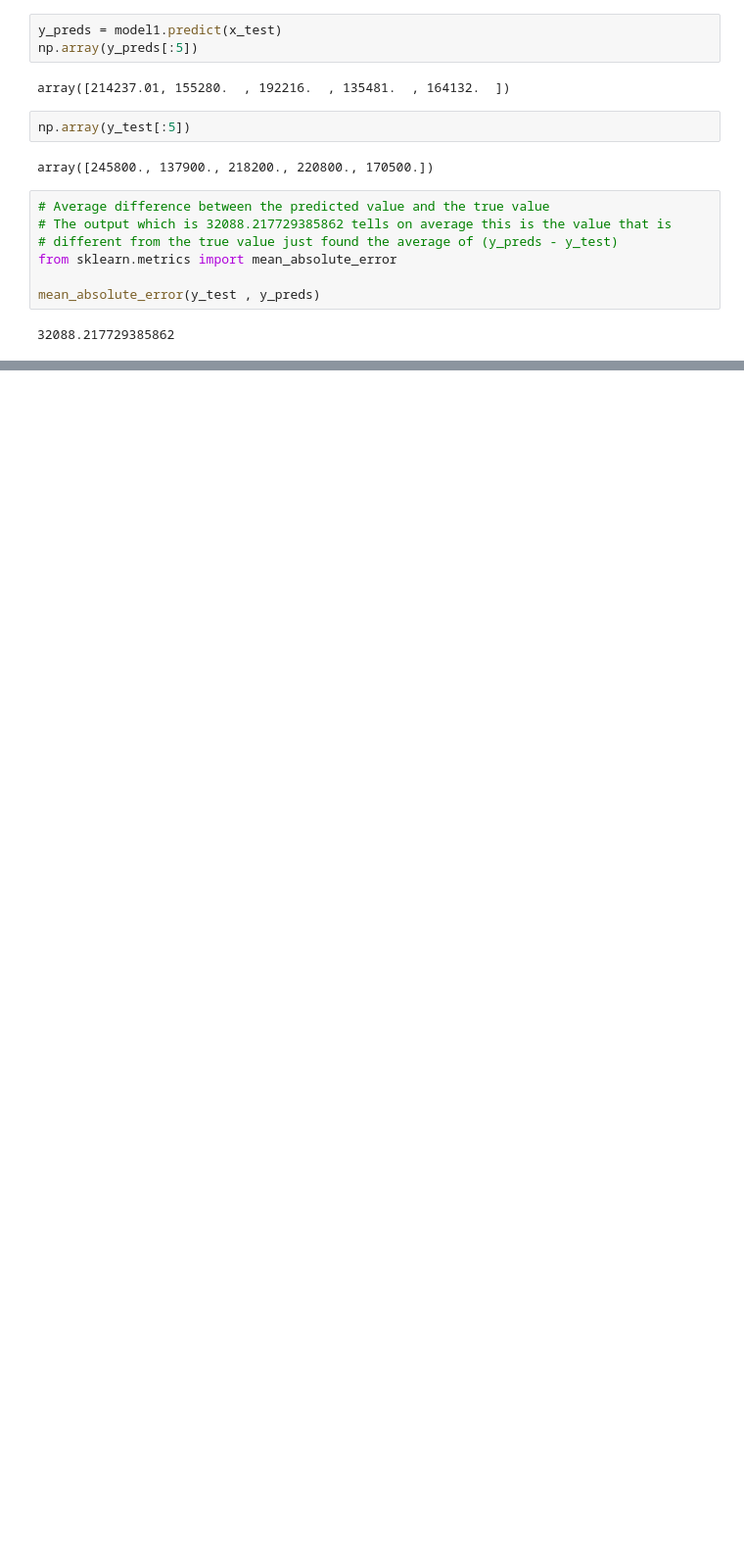
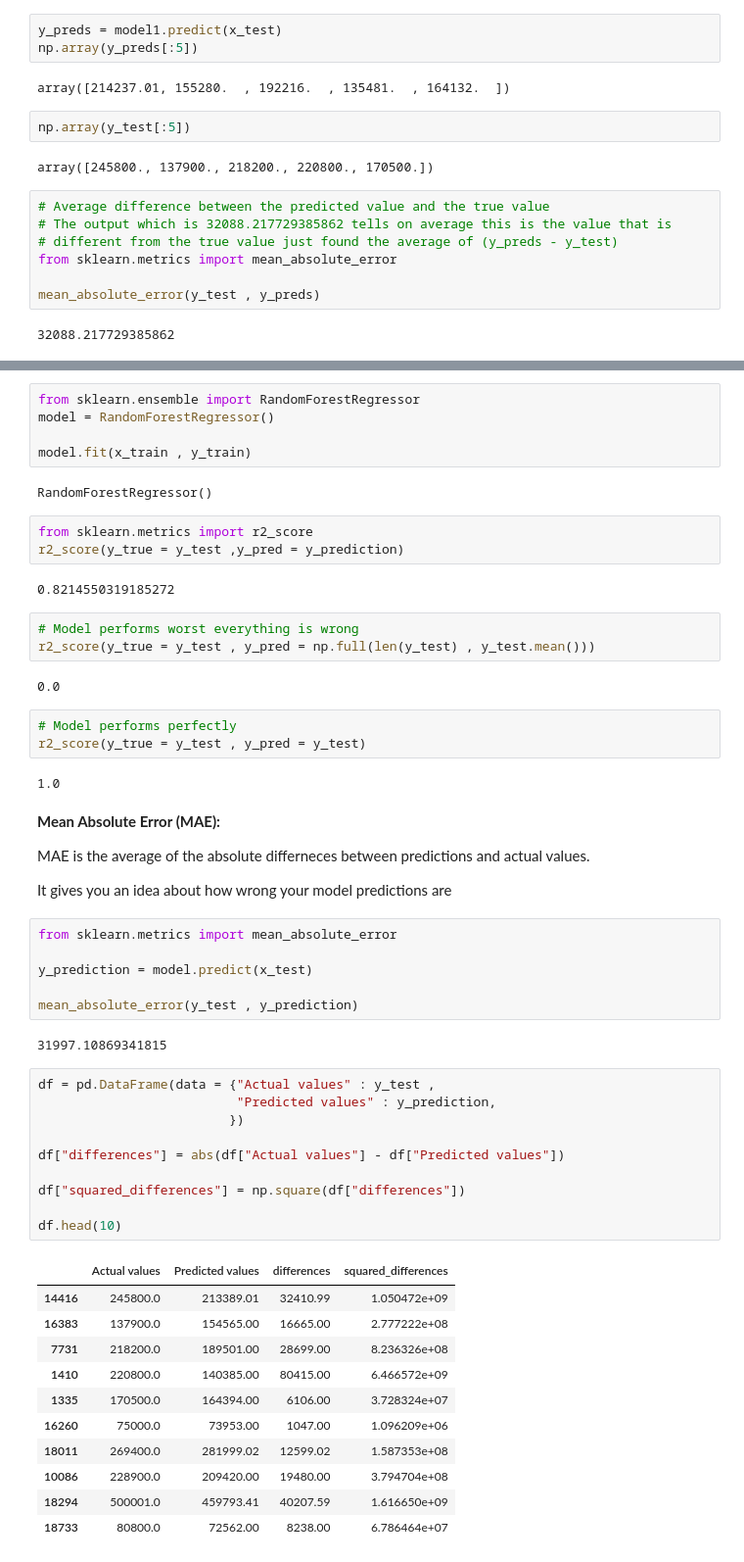
Before and after one commit to amankr2301/California_house_prediction_model, a Jupyter notebook: california-house-price-prediction.ipynb, the cells around one changed output, grey strips where cells are left out. Shown: that part at 98% size. Saved outputs shown, nothing was run; the diff lists cells and outputs as text; blank space fills up the shorter version.

Commit message:
Kaggle Notebook | California_house_price_prediction | California_house_price_prediction

```diff
--- a/california-house-price-prediction.ipynb
+++ b/california-house-price-prediction.ipynb
@@ -127,0 +154,58 @@ mean_absolute_error(y_test , y_preds)
+# %%
+from sklearn.ensemble import RandomForestRegressor
+model = RandomForestRegressor()
+
+model.fit(x_train , y_train)
+# %% [output]
+RandomForestRegressor()
+# %%
+from sklearn.metrics import r2_score
+r2_score(y_true = y_test ,y_pred = y_prediction)
+# %% [output]
+0.8214550319185272
+# %%
+# Model performs worst everything is wrong
+r2_score(y_true = y_test , y_pred = np.full(len(y_test) , y_test.mean()))
+# %% [output]
+0.0
+# %%
+# Model performs perfectly
+r2_score(y_true = y_test , y_pred = y_test)
+# %% [output]
+1.0
+# %% [markdown]
+**Mean Absolute Error (MAE):**
+
+MAE is the average of the absolute differneces between predictions and actual values.
+
+It gives you an idea about how wrong your model predictions are
+# %%
+from sklearn.metrics import mean_absolute_error
+
+y_prediction = model.predict(x_test)
+
+mean_absolute_error(y_test , y_prediction)
+# %% [output]
+31997.10869341815
+# %%
+df = pd.DataFrame(data = {"Actual values" : y_test ,
+                          "Predicted values" : y_prediction,
+                         })
+
+df["differences"] = abs(df["Actual values"] - df["Predicted values"])
+
+df["squared_differences"] = np.square(df["differences"])
+
+df.head(10)
+# %% [output]
+|  | Actual values | Predicted values | differences | squared_differences |
+| 14416 | 245800.0 | 213389.01 | 32410.99 | 1.050472e+09 |
+| 16383 | 137900.0 | 154565.00 | 16665.00 | 2.777222e+08 |
+| 7731 | 218200.0 | 189501.00 | 28699.00 | 8.236326e+08 |
+| 1410 | 220800.0 | 140385.00 | 80415.00 | 6.466572e+09 |
+| 1335 | 170500.0 | 164394.00 | 6106.00 | 3.728324e+07 |
+| 16260 | 75000.0 | 73953.00 | 1047.00 | 1.096209e+06 |
+| 18011 | 269400.0 | 281999.02 | 12599.02 | 1.587353e+08 |
+| 10086 | 228900.0 | 209420.00 | 19480.00 | 3.794704e+08 |
+| 18294 | 500001.0 | 459793.41 | 40207.59 | 1.616650e+09 |
+| 18733 | 80800.0 | 72562.00 | 8238.00 | 6.786464e+07 |
```
Also changed, not shown: parts of 6 cells of this notebook.
